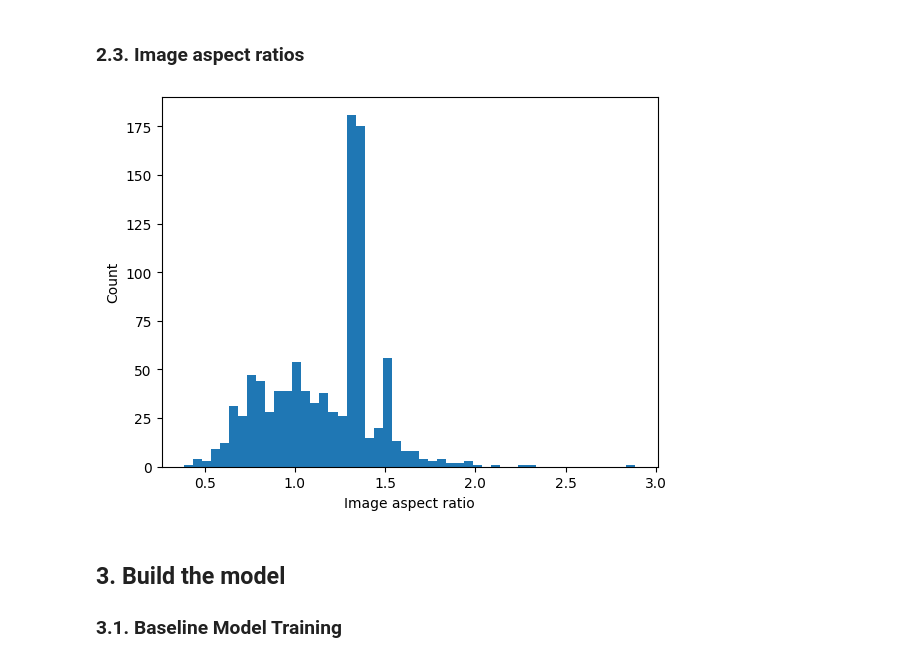
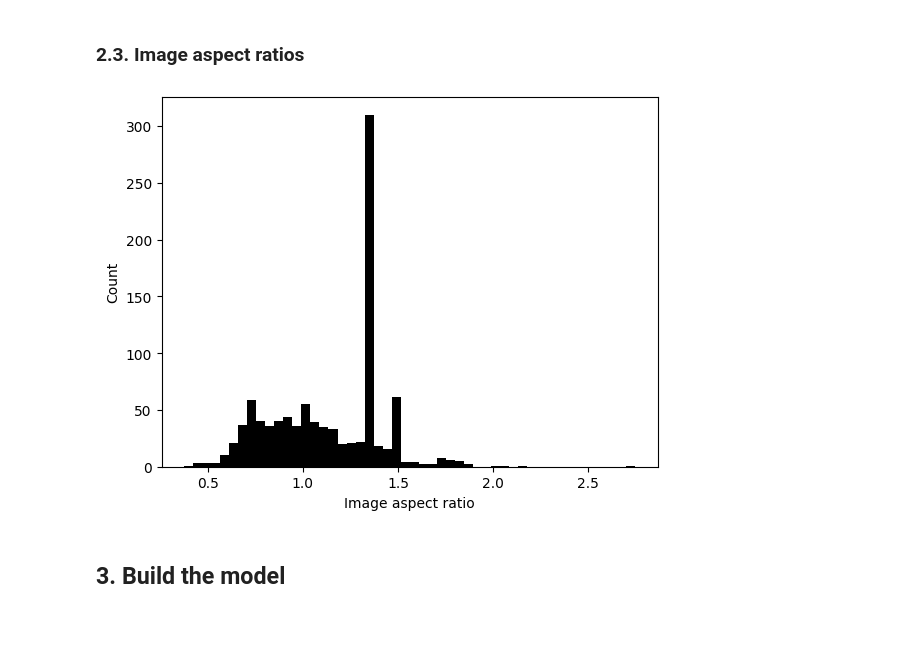
Before and after one commit to 4GeeksAcademy/helloklow-image-classification-project, a Jupyter notebook: src/mvp.ipynb, the cells around one changed output. Drawn from its saved outputs; the diff is of its cells as text; code cells hidden in the pictures; blank space fills up the shorter version.

```diff
--- a/src/mvp.ipynb
+++ b/src/mvp.ipynb
@@ -114,0 +109,23 @@ image_width=128
+# %%
+sample_size=1000
+sample=random.sample(training_dogs, sample_size//2)
+sample+=random.sample(training_cats, sample_size//2)
+
+heights=[]
+widths=[]
+
+image_dim = 128
+
+for sample_image in sample:
+
+    sample_image=image.load_img(sample_image)
+    sample_image=image.img_to_array(sample_image)
+    heights.append(sample_image.shape[0])
+    widths.append(sample_image.shape[1])
+
+plt.hist(heights, bins=50, alpha=0.5, label='Image heights')
+plt.hist(widths, bins=50, alpha=0.5, label='Image widths')
+plt.xlabel('Image dimension')
+plt.ylabel('Count')
+plt.legend(loc='best')
+plt.show()
@@ -116,13 +135,14 @@ image_width=128
 ### 2.3. Image aspect ratios
 # %%
 # Plot a histogram of the image aspect ratios (i.e. width/height) What do you see, does this information matter to us, if so, how?
+
 # Calculate the sample image aspect ratios
 aspect_ratios=np.array(widths)/np.array(heights)
 
 # Plot as histogram
-plt.hist(aspect_ratios, bins=50)
+plt.hist(aspect_ratios, bins=50, color='black')
 plt.xlabel('Image aspect ratio')
 plt.ylabel('Count')
 plt.show()
 # %% [output]
-[figure, old version]
+[figure, new version]
@@ -132,4 +149,2 @@ aspect_ratio=4/3
 # %% [markdown]
 ## 3. Build the model
-
-### 3.1. Baseline Model Training
```
Also changed, not shown: parts of 40 cells of this notebook.
